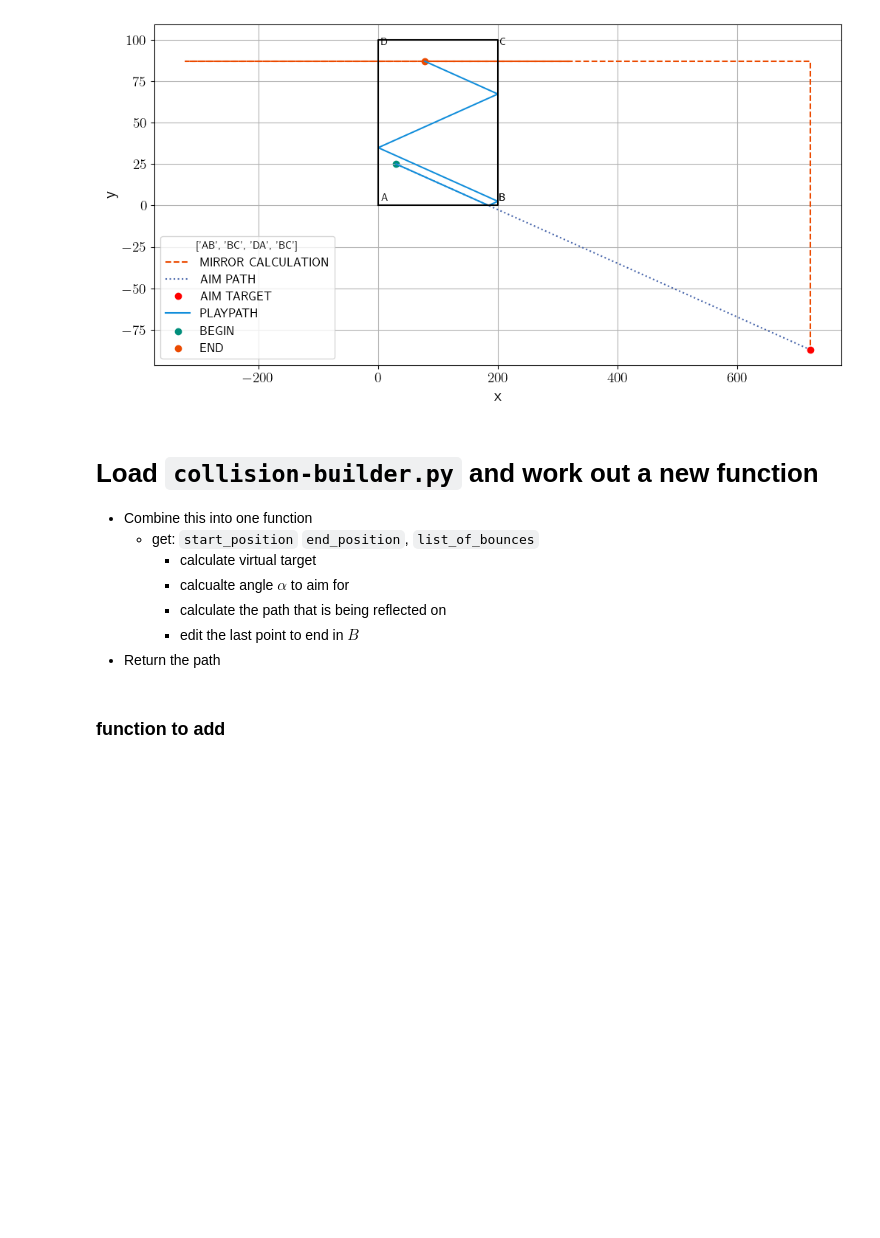
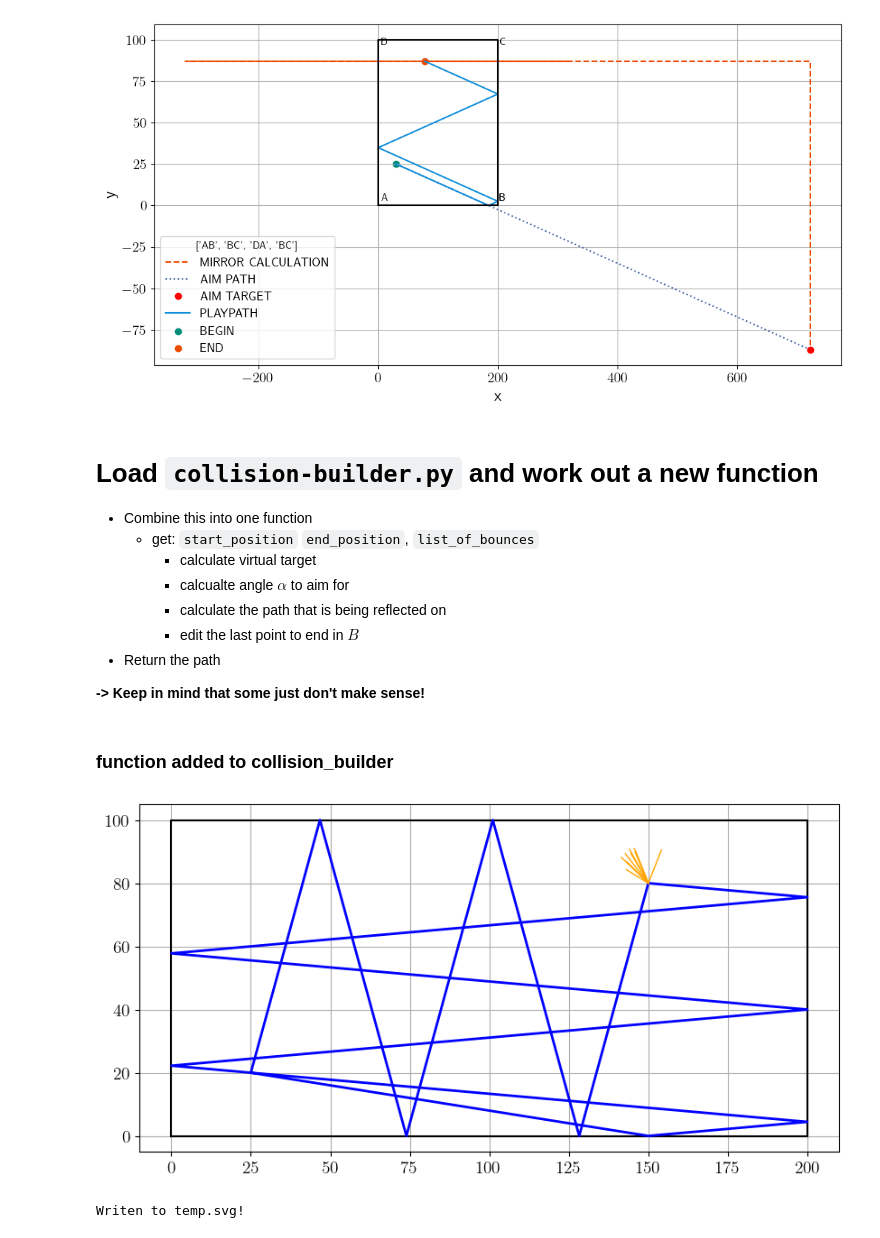
Before and after one commit to LEMettler/svg-collision, a Jupyter notebook: billiard-reflections.ipynb, the cells around one changed output. Drawn from its saved outputs; the diff is of its cells as text; code cells hidden in the pictures; blank space fills up the shorter version.

```diff
--- a/billiard-reflections.ipynb
+++ b/billiard-reflections.ipynb
@@ -148,11 +148,14 @@ plt.show()
     - calculate the path that is being reflected on
     - edit the last point to end in $B$
 - Return the path
+
+
+**-> Keep in mind that some just don't make sense!**
 # %%
 import sys
 cdir = %pwd
 sys.path.append(cdir+ '/')
 from collision_builder import *
 # %% [markdown]
-### function to add
+### function added to collision_builder
 # %%
@@ -194,0 +194,19 @@ def addPrimaryFromTo(self, start_pos, end_pos, wall_collisions):
+# %%
+#CollisionBuider.addPrimaryFrom = addPrimaryFrom
+
+a = [25, 20]
+b = [150, 80]
+
+collisions_paths = [['BC', 'AB', 'DA', 'BC', 'AB', 'DA'],
+                    ['AB', 'CD', 'AB', 'CD']]
+
+builder = CollisionBuider(width=200, height=100, point_of_contact=b, incoming_angles=[])
+
+builder.addPrimaryFrom(a, collisions_paths)
+builder.calculateSecondaryPaths(10)
+
+builder.plotResult()
+builder.to_svg('temp.svg')
+# %% [output]
+[figure, added]
+Writen to temp.svg!
```
Also changed, not shown: parts of 9 cells of this notebook, 6 other files.
